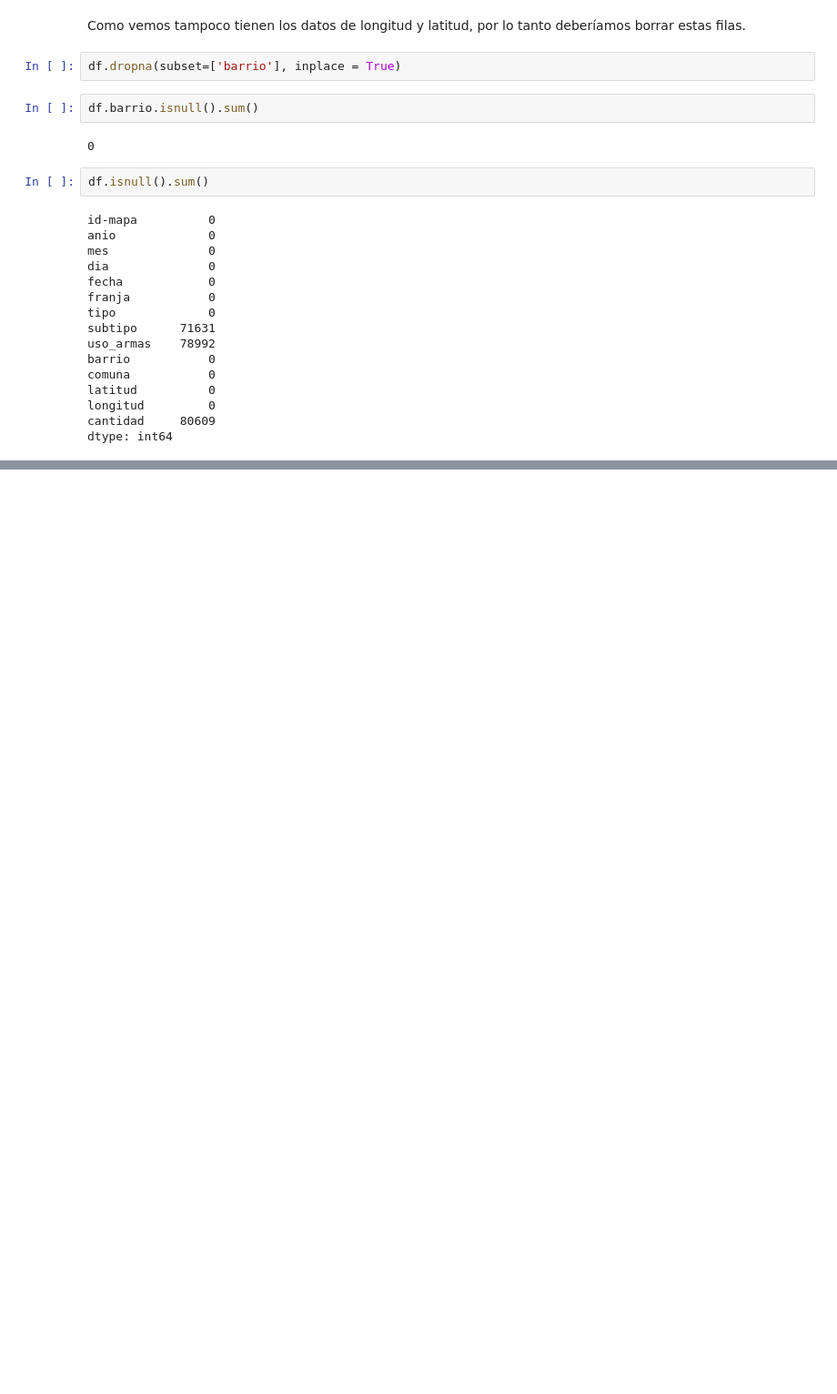
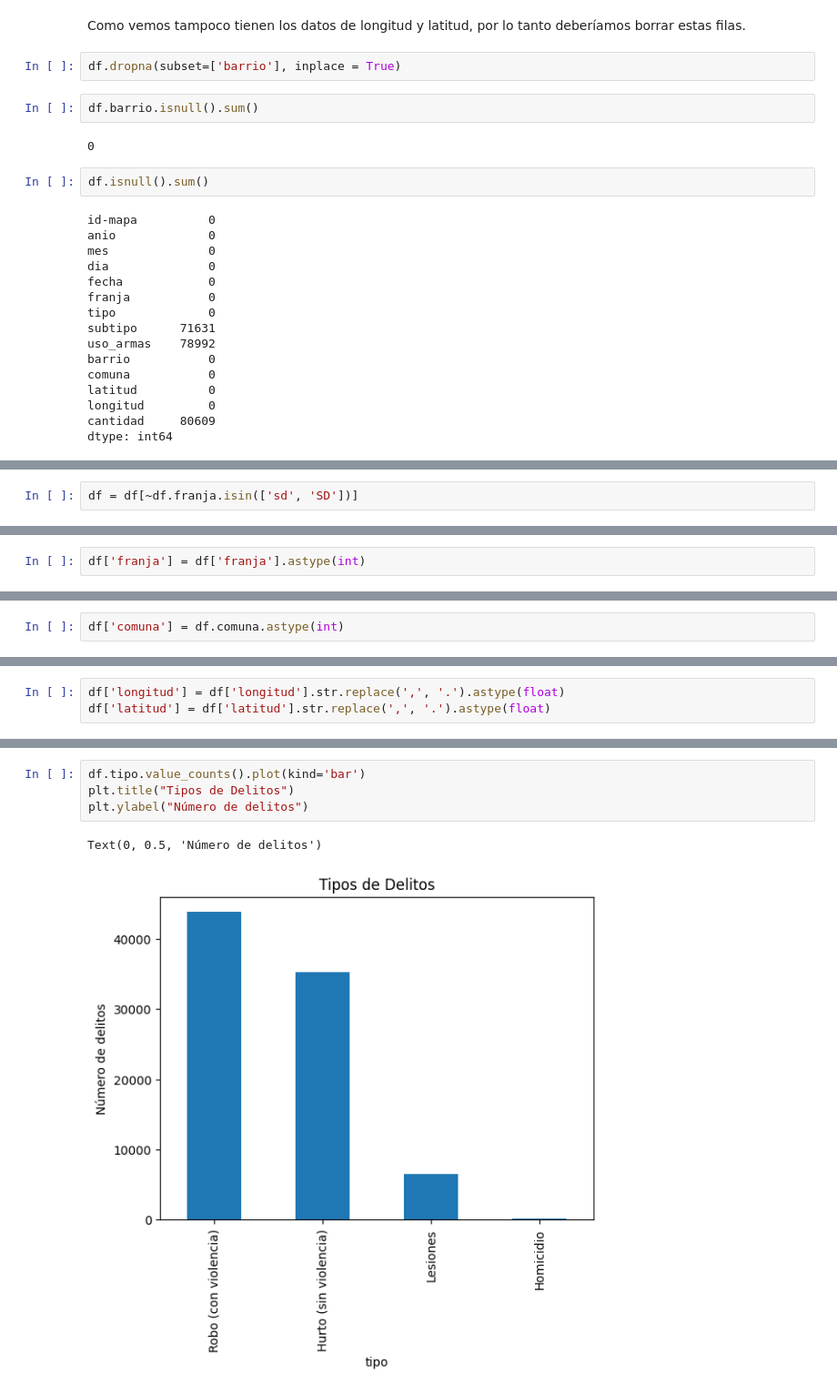
Before and after one commit to No-Country-simulation/equipo-c24-03-m-data, a Jupyter notebook: modules/EDA.ipynb, the cells around one changed output, grey strips where cells are left out. Shown: that part at 91% size. Drawn from its saved outputs; the diff is of its cells as text; blank space fills up the shorter version.

```diff
--- a/modules/EDA.ipynb
+++ b/modules/EDA.ipynb
@@ -172,0 +286,2 @@ dtype: int64
+# %%
+df = df[~df.franja.isin(['sd', 'SD'])]
@@ -172,0 +308,2 @@ dtype: int64
+# %%
+df['franja'] = df['franja'].astype(int)
@@ -192,0 +401,2 @@ Observamos que aún tenemos valores nulos en las columnas subtipo y uso_armas, n
+# %%
+df['comuna'] = df.comuna.astype(int)
@@ -192,0 +443,3 @@ Observamos que aún tenemos valores nulos en las columnas subtipo y uso_armas, n
+# %%
+df['longitud'] = df['longitud'].str.replace(',', '.').astype(float)
+df['latitud'] = df['latitud'].str.replace(',', '.').astype(float)
@@ -192,0 +559,7 @@ Observamos que aún tenemos valores nulos en las columnas subtipo y uso_armas, n
+# %%
+df.tipo.value_counts().plot(kind='bar')
+plt.title("Tipos de Delitos")
+plt.ylabel("Número de delitos")
+# %% [output]
+Text(0, 0.5, 'Número de delitos')
+[figure, added]
```
Also changed, not shown: parts of 56 cells of this notebook, 2 other files.
